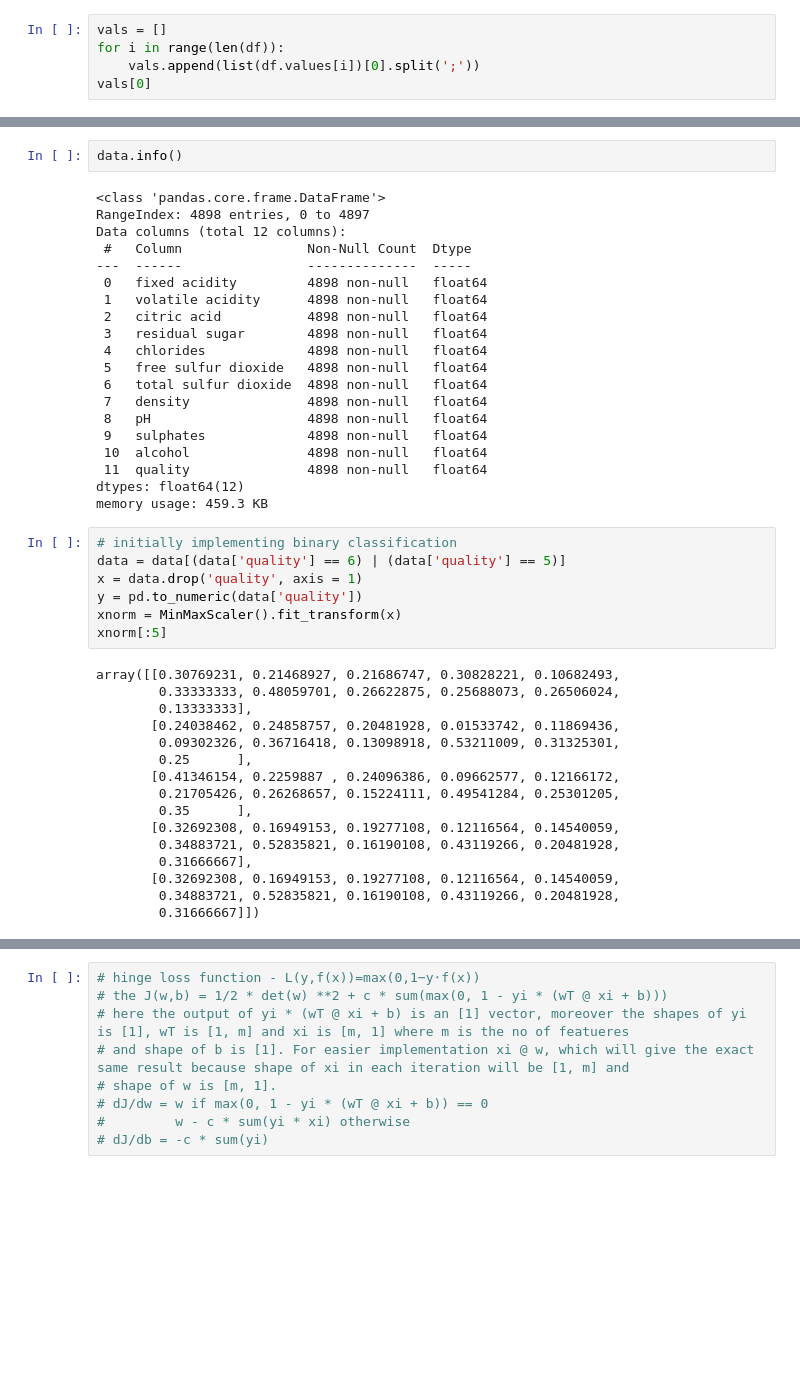
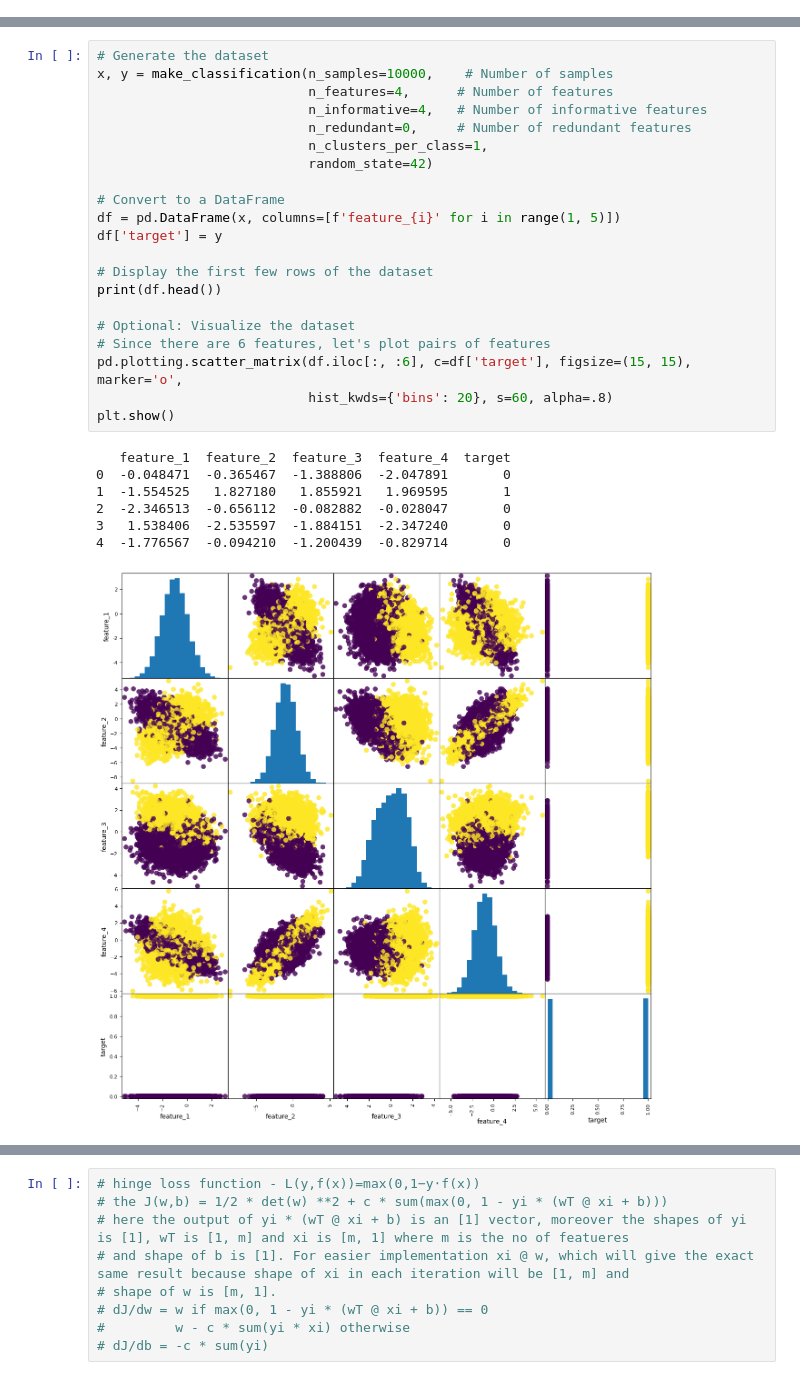
Before and after one commit to madhusiddharths/Project_scratch, a Jupyter notebook: svm.ipynb, the cells around one changed output, grey strips where cells are left out. Drawn from its saved outputs; the diff is of its cells as text; blank space fills up the shorter version.

```diff
--- a/svm.ipynb
+++ b/svm.ipynb
@@ -49,5 +12,0 @@ cols
-# %%
-vals = []
-for i in range(len(df)):
-    vals.append(list(df.values[i])[0].split(';'))
-vals[0]
@@ -78,46 +13,30 @@ data.head()
-# %%
-data.info()
-# %% [output]
-<class 'pandas.core.frame.DataFrame'>
-RangeIndex: 4898 entries, 0 to 4897
-Data columns (total 12 columns):
- #   Column                Non-Null Count  Dtype
----  ------                --------------  -----
- 0   fixed acidity         4898 non-null   float64
- 1   volatile acidity      4898 non-null   float64
- 2   citric acid           4898 non-null   float64
- 3   residual sugar        4898 non-null   float64
- 4   chlorides             4898 non-null   float64
- 5   free sulfur dioxide   4898 non-null   float64
- 6   total sulfur dioxide  4898 non-null   float64
- 7   density               4898 non-null   float64
- 8   pH                    4898 non-null   float64
- 9   sulphates             4898 non-null   float64
- 10  alcohol               4898 non-null   float64
- 11  quality               4898 non-null   float64
-dtypes: float64(12)
-memory usage: 459.3 KB
-# %%
-# initially implementing binary classification
-data = data[(data['quality'] == 6) | (data['quality'] == 5)]
-x = data.drop('quality', axis = 1)
-y = pd.to_numeric(data['quality'])
-xnorm = MinMaxScaler().fit_transform(x)
-xnorm[:5]
-# %% [output]
-array([[0.30769231, 0.21468927, 0.21686747, 0.30828221, 0.10682493,
-        0.33333333, 0.48059701, 0.26622875, 0.25688073, 0.26506024,
-        0.13333333],
-       [0.24038462, 0.24858757, 0.20481928, 0.01533742, 0.11869436,
-        0.09302326, 0.36716418, 0.13098918, 0.53211009, 0.31325301,
-        0.25      ],
-       [0.41346154, 0.2259887 , 0.24096386, 0.09662577, 0.12166172,
-        0.21705426, 0.26268657, 0.15224111, 0.49541284, 0.25301205,
-        0.35      ],
-       [0.32692308, 0.16949153, 0.19277108, 0.12116564, 0.14540059,
-        0.34883721, 0.52835821, 0.16190108, 0.43119266, 0.20481928,
-        0.31666667],
-       [0.32692308, 0.16949153, 0.19277108, 0.12116564, 0.14540059,
-        0.34883721, 0.52835821, 0.16190108, 0.43119266, 0.20481928,
-        0.31666667]])
+# %%
+# Generate the dataset
+x, y = make_classification(n_samples=10000,    # Number of samples
+                           n_features=4,      # Number of features
+                           n_informative=4,   # Number of informative features
+                           n_redundant=0,     # Number of redundant features
+                           n_clusters_per_class=1,
+                           random_state=42)
+
+# Convert to a DataFrame
+df = pd.DataFrame(x, columns=[f'feature_{i}' for i in range(1, 5)])
+df['target'] = y
+
+# Display the first few rows of the dataset
+print(df.head())
+
+# Optional: Visualize the dataset
+# Since there are 6 features, let's plot pairs of features
+pd.plotting.scatter_matrix(df.iloc[:, :6], c=df['target'], figsize=(15, 15), marker='o',
+                           hist_kwds={'bins': 20}, s=60, alpha=.8)
+plt.show()
+# %% [output]
+   feature_1  feature_2  feature_3  feature_4  target
+0  -0.048471  -0.365467  -1.388806  -2.047891       0
+1  -1.554525   1.827180   1.855921   1.969595       1
+2  -2.346513  -0.656112  -0.082882  -0.028047       0
+3   1.538406  -2.535597  -1.884151  -2.347240       0
+4  -1.776567  -0.094210  -1.200439  -0.829714       0
+[figure, added]
 # %%
```
Also changed, not shown: parts of 14 cells of this notebook.
